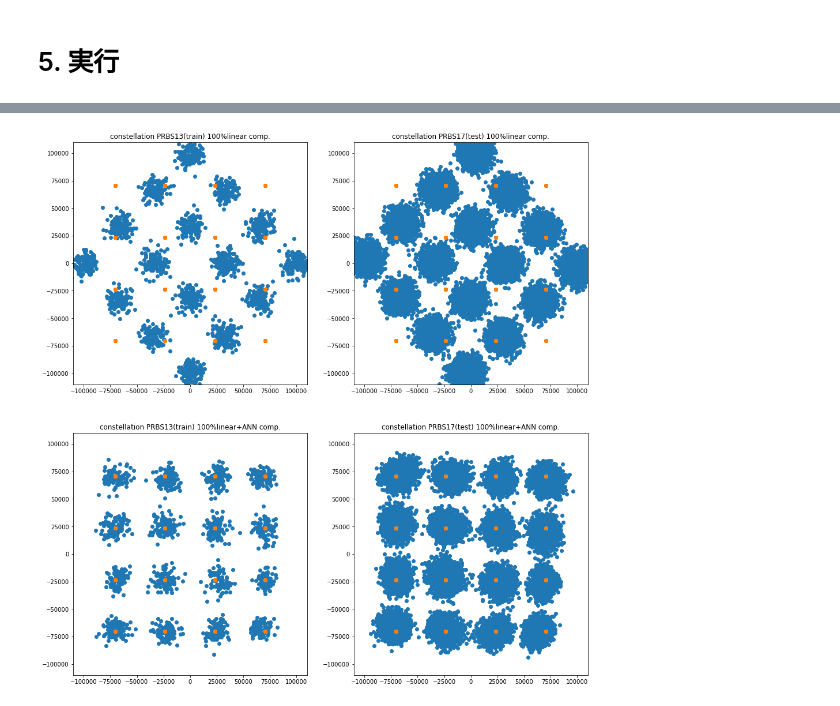
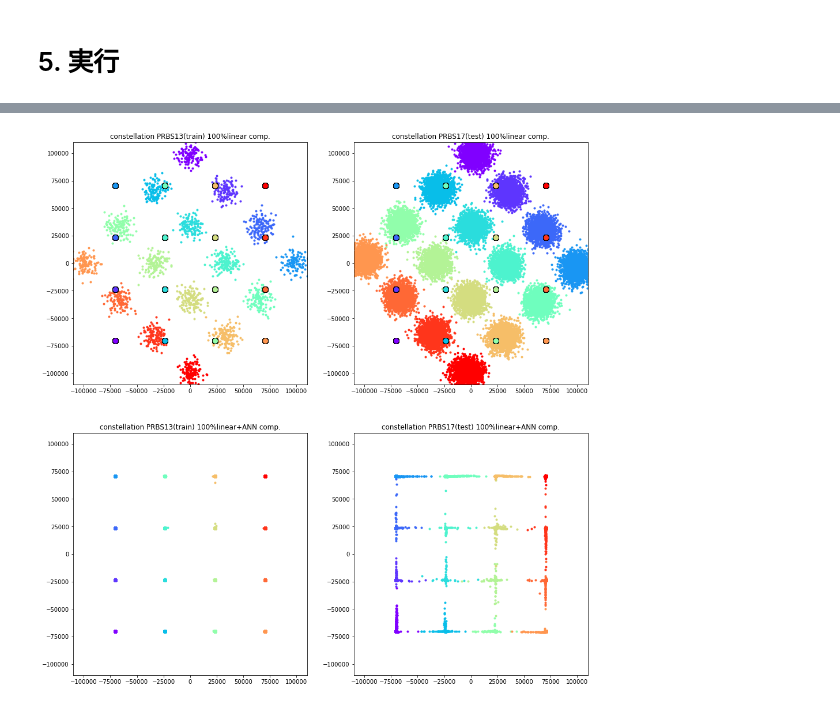
Before and after one commit to n-nooobu/masterthesis, a Jupyter notebook: src/ANN.ipynb, the cells around one changed output, grey strips where cells are left out. Drawn from its saved outputs; the diff is of its cells as text; code cells hidden in the pictures.

```diff
--- a/src/ANN.ipynb
+++ b/src/ANN.ipynb
@@ -202,5 +221,5 @@ def evm_score(y_true, y_pred):
 # %%
-def train_model(model, dataloaders_dict, criterion, optimizer, epochs, epochs_section=None):
+def train_model(device, model, dataloaders_dict, criterion, optimizer, epochs, epochs_section=None):
     for epoch in range(epochs):
         if epochs_section is not None:
             epoch += epochs_section[0]
@@ -220,6 +239,9 @@ def train_model(model, dataloaders_dict, criterion, optimizer, epochs, epochs_se
             epoch_evms = 0.0
 
             for x, y in dataloaders_dict[phase]:
+                x = x.to(device)
+                y = y.to(device)
+
                 optimizer.zero_grad()
 
                 with torch.set_grad_enabled(phase == 'train'):
@@ -231,7 +253,7 @@ def train_model(model, dataloaders_dict, criterion, optimizer, epochs, epochs_se
                         optimizer.step()
 
                     epoch_loss += loss.item() * x.size(0)
-                    epoch_evms = (evm_score(y, outputs) / 100) ** 2 * x.size(0)
+                    epoch_evms += (evm_score2(outputs, y)) ** 2 * x.size(0)
 
             epoch_loss = epoch_loss / len(dataloaders_dict[phase].dataset)
             epoch_evm = torch.sqrt(epoch_evms / len(dataloaders_dict[phase].dataset)) * 100
@@ -262,8 +289,11 @@ tap = 1
 max_tap = 501
 batch_size = 100
 hidden_neuron = 300
-epochs = 5
+epochs = 500
 lr = 0.001
+
+device = torch.device('cpu') # 'cuda' if torch.cuda.is_available() else
+print('Device available now:', device)
 
 df_dir = '../data/input/'
 df0 = pd.read_csv(df_dir+'prbs.csv', index_col=0)
@@ -288,9 +318,9 @@ train_dataloader = data.DataLoader(train_dataset, batch_size=batch_size, shuffle
 val_dataloader = data.DataLoader(val_dataset, batch_size=batch_size, shuffle=False)
 dataloaders_dict = {'train': train_dataloader, 'val': val_dataloader}
 
-model = ANN(input_dim=tap*2, output_dim=2, hidden_neuron=hidden_neuron)
+model = ANN(input_dim=tap*2, output_dim=2, hidden_neuron=hidden_neuron).to(device)
 criterion = nn.MSELoss()
 optimizer = optim.Adam(params=model.parameters(), lr=lr)
 
-model = train_model(model=model, dataloaders_dict=dataloaders_dict, criterion=criterion, optimizer=optimizer, epochs=epochs)
+model = train_model(device=device, model=model, dataloaders_dict=dataloaders_dict, criterion=criterion, optimizer=optimizer, epochs=epochs)
 # %% [output]
@@ -308,44 +345,67 @@ model = train_model(model=model, dataloaders_dict=dataloaders_dict, criterion=cr
 #可視化
 annc0 = model(train_dataset[:][0]).detach().numpy()
 annc0 = annc0 * std + mean
+annc0 = annc0[:, 0] + annc0[:, 1] * 1j
 y0 = train_dataset[:][1].detach().numpy()
 y0 = y0 * std + mean
+y0 = y0.astype(np.int32)
+y0 = y0[:, 0] + y0[:, 1] * 1j
 annc1 = model(val_dataset[:][0]).detach().numpy()
 annc1 = annc1 * std + mean
+annc1 = annc1[:, 0] + annc1[:, 1] * 1j
 y1 = val_dataset[:][1].detach().numpy()
 y1 = y1 * std + mean
+y1 = y1.astype(np.int32)
+y1 = y1[:, 0] + y1[:, 1] * 1j
 
 lim = 110000
+cm = plt.get_cmap('rainbow', 16)
+
+seq0 = sgnl0.signal['x_0'][16::32]
+seq1 = sgnl1.signal['x_0'][16::32]
+symbol, inverse, counts = np.unique(seq0, return_inverse=True, return_counts=True)
+symbol_int = symbol.real.astype(np.int32) + symbol.imag.astype(np.int32) * 1j
 
 fig = plt.figure(figsize=(16, 17))
 ax1 = fig.add_subplot(2, 2, 1)
 ax2 = fig.add_subplot(2, 2, 2)
 ax3 = fig.add_subplot(2, 2, 3)
 ax4 = fig.add_subplot(2, 2, 4)
 
-ax1.plot(lc0[16::32].real, lc0[16::32].imag, 'o')
-ax1.plot(y0[:, 0], y0[:, 1], 'o')
+for i in range(len(symbol)):
+    ax1.plot(lc0[16::32][seq0 == symbol[i]].real, lc0[16::32][seq0 == symbol[i]].imag, '.', color=[cm(i)[0], cm(i)[1], cm(i)[2]], label=str(counts[i]))
+for i in range(len(symbol)):
+    ax1.plot(seq0[seq0 == symbol[i]].real, seq0[seq0 == symbol[i]].imag, 'o', color=[cm(i)[0], cm(i)[1], cm(i)[2]], markersize=10, markeredgewidth=1, markeredgecolor='black')
 ax1.set_title('constellation PRBS13(train) 100%linear comp.')
 ax1.set_xlim(-lim, lim)
 ax1.set_ylim(-lim, lim)
-ax2.plot(lc1[16::32].real, lc1[16::32].imag, 'o')
-ax2.plot(y0[:, 0], y0[:, 1], 'o')
+
+for i in range(len(symbol)):
+    ax2.plot(lc1[16::32][seq1 == symbol[i]].real, lc1[16::32][seq1 == symbol[i]].imag, '.', color=[cm(i)[0], cm(i)[1], cm(i)[2]], label=str(counts[i]))
+for i in range(len(symbol)):
+    ax2.plot(seq1[seq1 == symbol[i]].real, seq1[seq1 == symbol[i]].imag, 'o', color=[cm(i)[0], cm(i)[1], cm(i)[2]], markersize=10, markeredgewidth=1, markeredgecolor='black')
 ax2.set_title('constellation PRBS17(test) 100%linear comp.')
 ax2.set_xlim(-lim, lim)
 ax2.set_ylim(-lim, lim)
 
-ax3.plot(annc0[:, 0], annc0[:, 1], 'o')
-ax3.plot(y0[:, 0], y0[:, 1], 'o')
+for i in range(len(symbol)):
+    ax3.plot(annc0[y0 == symbol_int[i]].real, annc0[y0 == symbol_int[i]].imag, '.', color=[cm(i)[0], cm(i)[1], cm(i)[2]])
+for i in range(len(symbol)):
+    ax3.plot(y0[y0 == symbol_int[i]].real, y0[y0 == symbol_int[i]].imag, 'o', color=[cm(i)[0], cm(i)[1], cm(i)[2]])
 ax3.set_title('constellation PRBS13(train) 100%linear+ANN comp.')
 ax3.set_xlim(-lim, lim)
 ax3.set_ylim(-lim, lim)
-ax4.plot(annc1[:, 0], annc1[:, 1], 'o')
-ax4.plot(y1[:, 0], y1[:, 1], 'o')
+
+
+for i in range(len(symbol)):
+    ax4.plot(annc1[y1 == symbol_int[i]].real, annc1[y1 == symbol_int[i]].imag, '.', color=[cm(i)[0], cm(i)[1], cm(i)[2]])
+for i in range(len(symbol)):
+    ax4.plot(y1[y1 == symbol_int[i]].real, y1[y1 == symbol_int[i]].imag, 'o', color=[cm(i)[0], cm(i)[1], cm(i)[2]])
 ax4.set_title('constellation PRBS17(test) 100%linear+ANN comp.')
 ax4.set_xlim(-lim, lim)
 ax4.set_ylim(-lim, lim);
 # %% [output]
-[figure, old version]
+[figure, new version]
 # %%
 #結果と条件を../data/params/ANN.csvに保存する
 tap = 1
```
Also changed, not shown: parts of 13 cells of this notebook, 1 other file.
